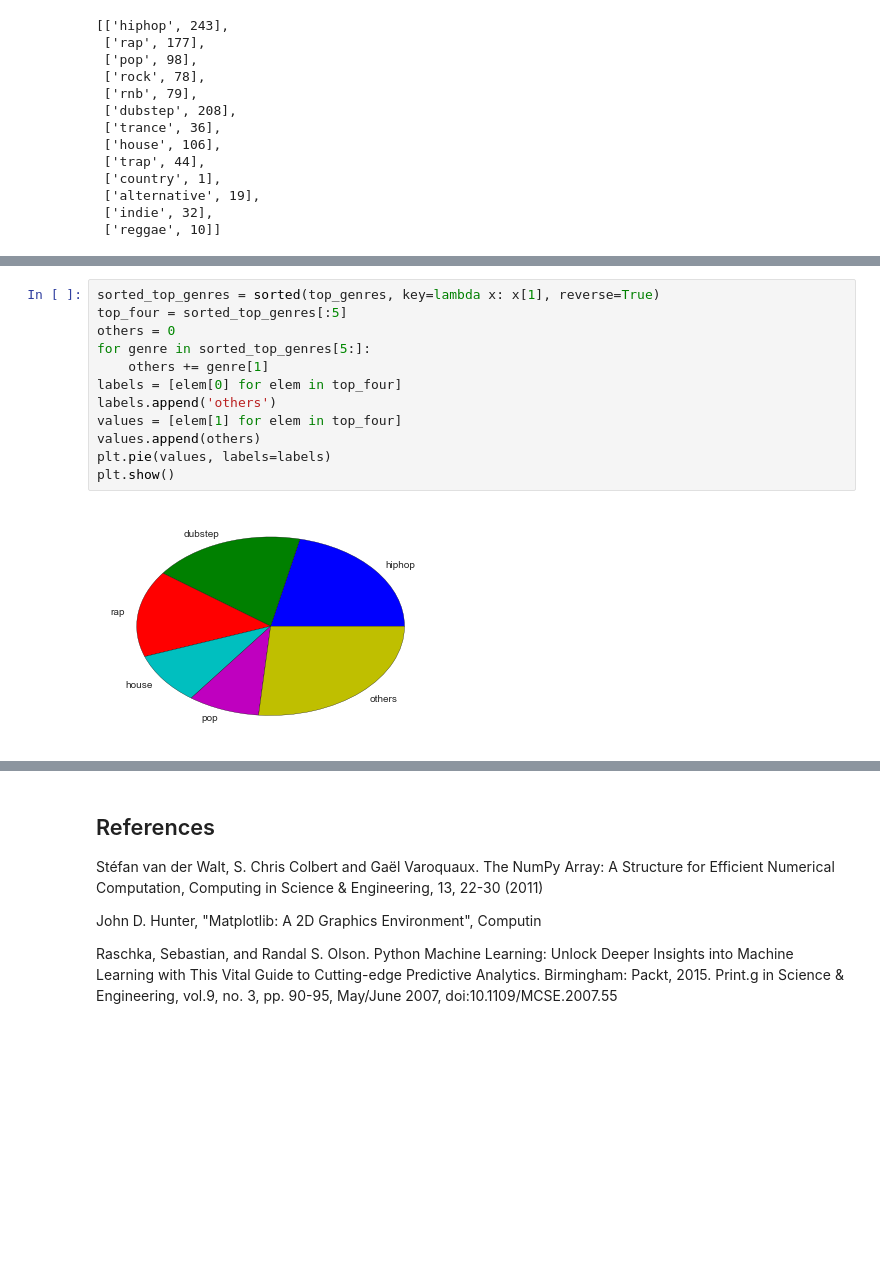
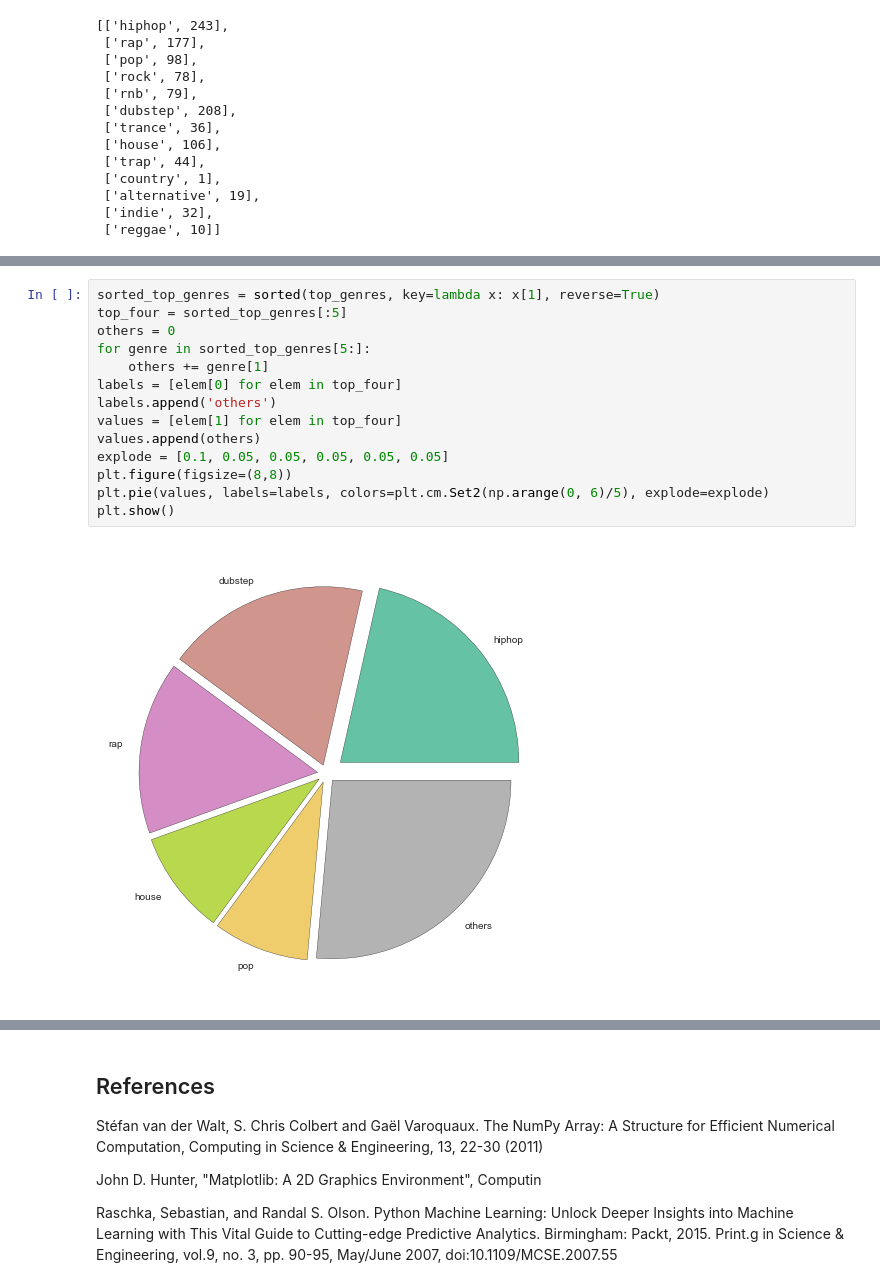
Before and after one commit to chaseWilliams/moodify, a Jupyter notebook: new_features.ipynb, the cells around one changed output, grey strips where cells are left out. Saved outputs shown, nothing was run; the diff lists cells and outputs as text; blank space fills up the shorter version.

```diff
--- a/new_features.ipynb
+++ b/new_features.ipynb
@@ -327,17 +327,19 @@ determine_frequencies(history_df['track_name'].values, 10, neglected=True)
 # %%
 sorted_top_genres = sorted(top_genres, key=lambda x: x[1], reverse=True)
 top_four = sorted_top_genres[:5]
 others = 0
 for genre in sorted_top_genres[5:]:
     others += genre[1]
 labels = [elem[0] for elem in top_four]
 labels.append('others')
 values = [elem[1] for elem in top_four]
 values.append(others)
-plt.pie(values, labels=labels)
+explode = [0.1, 0.05, 0.05, 0.05, 0.05, 0.05]
+plt.figure(figsize=(8,8))
+plt.pie(values, labels=labels, colors=plt.cm.Set2(np.arange(0, 6)/5), explode=explode)
 plt.show()
 # %% [output]
-[figure, old version]
+[figure, new version]
 # %%
 sorted_values = user.library.sort_values('count', ascending=False).values
 top_five_values = sorted_values[:6, -1]
```
Also changed, not shown: parts of 15 cells of this notebook, 3 other files.
